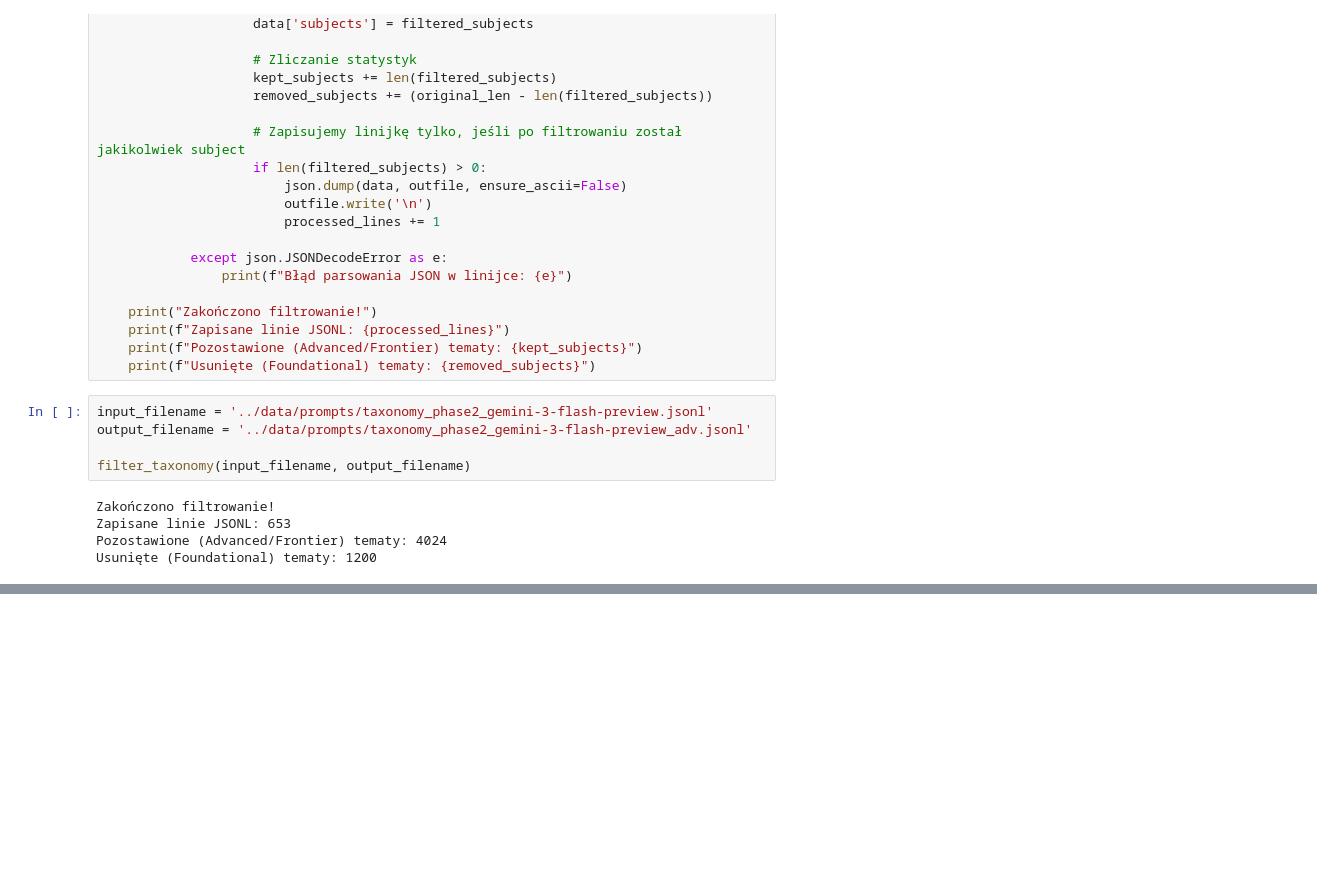
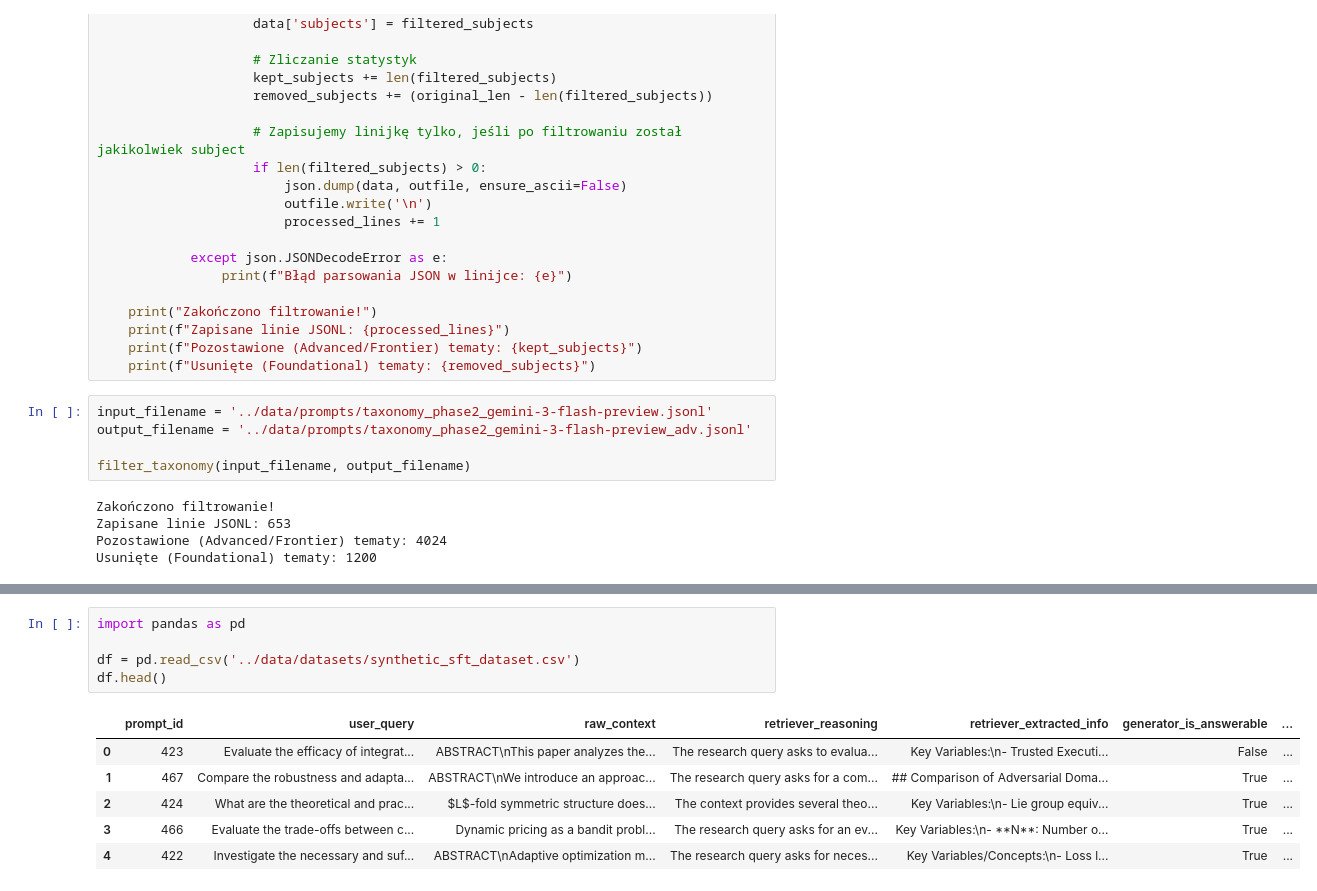
Before and after one commit to ai-research-assistant-pwr/Agents, a Jupyter notebook: notebooks/test.ipynb, the cells around one changed output, grey strips where cells are left out. Cells and saved outputs as stored; diff of their text form; blank space fills up the shorter version.

```diff
--- a/notebooks/test.ipynb
+++ b/notebooks/test.ipynb
@@ -96,0 +136,12 @@ Usunięte (Foundational) tematy: 1200
+# %%
+import pandas as pd
+
+df = pd.read_csv('../data/datasets/synthetic_sft_dataset.csv')
+df.head()
+# %% [output]
+|  | prompt_id | user_query | raw_context | retriever_reasoning | retriever_extracted_info | generator_is_answerable | ... |
+| 0 | 423 | Evaluate the efficacy of integrat... | ABSTRACT\nThis paper analyzes the... | The research query asks to evalua... | Key Variables:\n- Trusted Executi... | False | ... |
+| 1 | 467 | Compare the robustness and adapta... | ABSTRACT\nWe introduce an approac... | The research query asks for a com... | ## Comparison of Adversarial Doma... | True | ... |
+| 2 | 424 | What are the theoretical and prac... | $L$-fold symmetric structure does... | The context provides several theo... | Key Variables:\n- Lie group equiv... | True | ... |
+| 3 | 466 | Evaluate the trade-offs between c... | Dynamic pricing as a bandit probl... | The research query asks for an ev... | Key Variables:\n- **N**: Number o... | True | ... |
+| 4 | 422 | Investigate the necessary and suf... | ABSTRACT\nAdaptive optimization m... | The research query asks for neces... | Key Variables/Concepts:\n- Loss l... | True | ... |
```
Also changed, not shown: parts of 3 cells of this notebook, 4 other files.
